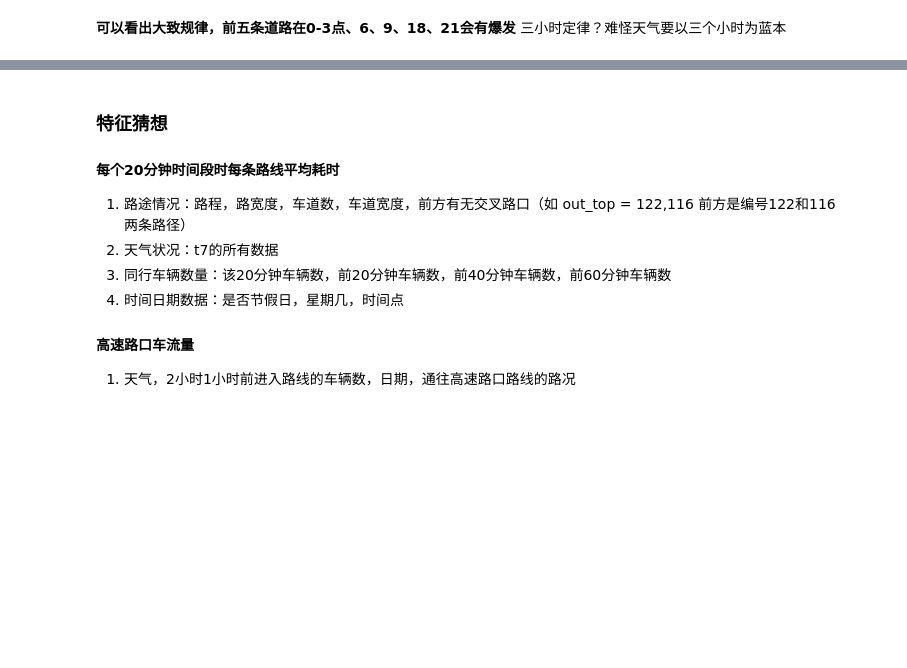
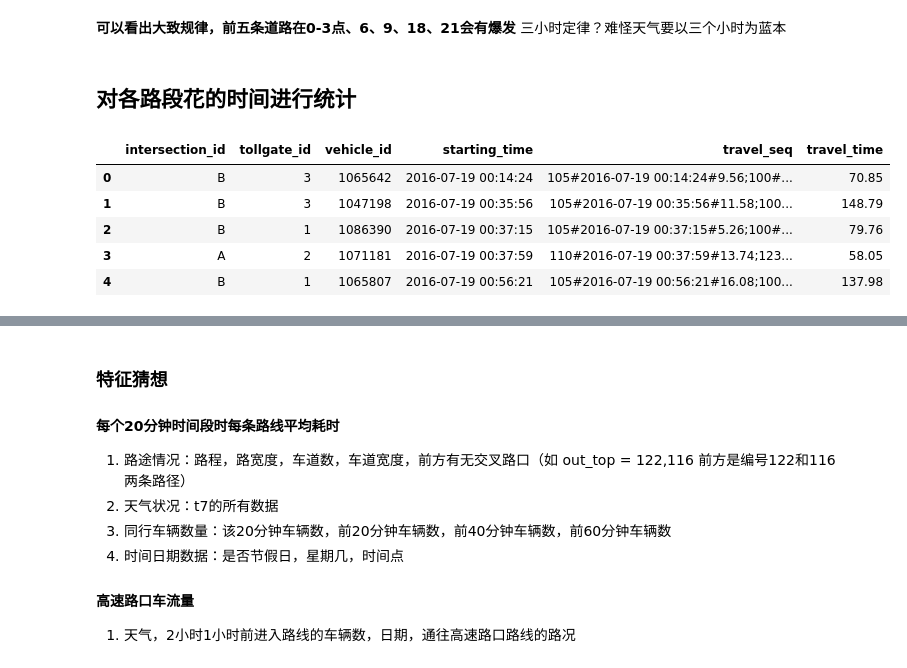
Before and after one commit to davidwang8088/KDD-cup-2017, a Jupyter notebook: code/total/EDA.ipynb, the cells around one changed output, grey strips where cells are left out. Drawn from its saved outputs; the diff is of its cells as text; code cells hidden in the pictures; blank space fills up the shorter version.

```diff
--- a/code/total/EDA.ipynb
+++ b/code/total/EDA.ipynb
@@ -145,3 +145,15 @@ for a, b in ids:
 # %% [markdown]
 **可以看出大致规律，前五条道路在0-3点、6、9、18、21会有爆发**
 三小时定律？难怪天气要以三个小时为蓝本
+# %% [markdown]
+## 对各路段花的时间进行统计
+# %%
+t5_train = pd.read_csv('..\\..\\KDD_OFFICIAL_DATA\dataSets\\training\\trajectories(table 5)_training.csv')
+t5_train.head()
+# %% [output]
+|  | intersection_id | tollgate_id | vehicle_id | starting_time | travel_seq | travel_time |
+| 0 | B | 3 | 1065642 | 2016-07-19 00:14:24 | 105#2016-07-19 00:14:24#9.56;100#... | 70.85 |
+| 1 | B | 3 | 1047198 | 2016-07-19 00:35:56 | 105#2016-07-19 00:35:56#11.58;100... | 148.79 |
+| 2 | B | 1 | 1086390 | 2016-07-19 00:37:15 | 105#2016-07-19 00:37:15#5.26;100#... | 79.76 |
+| 3 | A | 2 | 1071181 | 2016-07-19 00:37:59 | 110#2016-07-19 00:37:59#13.74;123... | 58.05 |
+| 4 | B | 1 | 1065807 | 2016-07-19 00:56:21 | 105#2016-07-19 00:56:21#16.08;100... | 137.98 |
```
Also changed, not shown: parts of 10 cells of this notebook, 13 other files.
